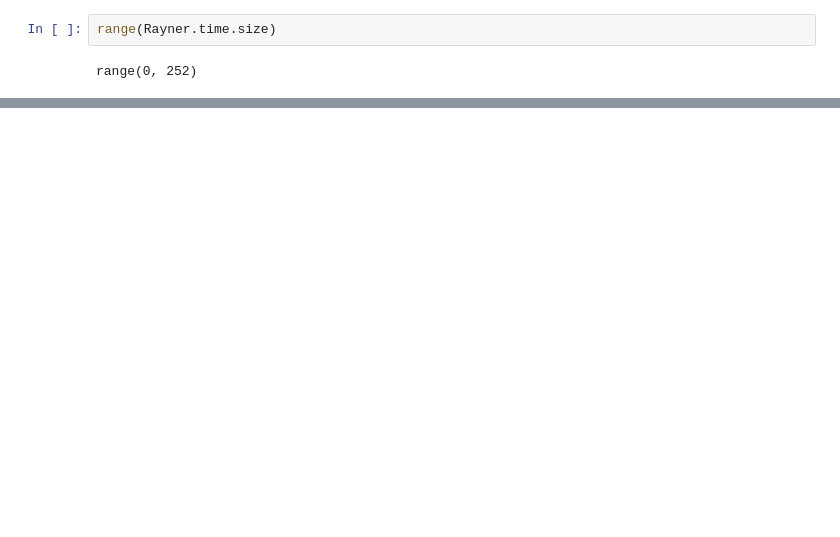
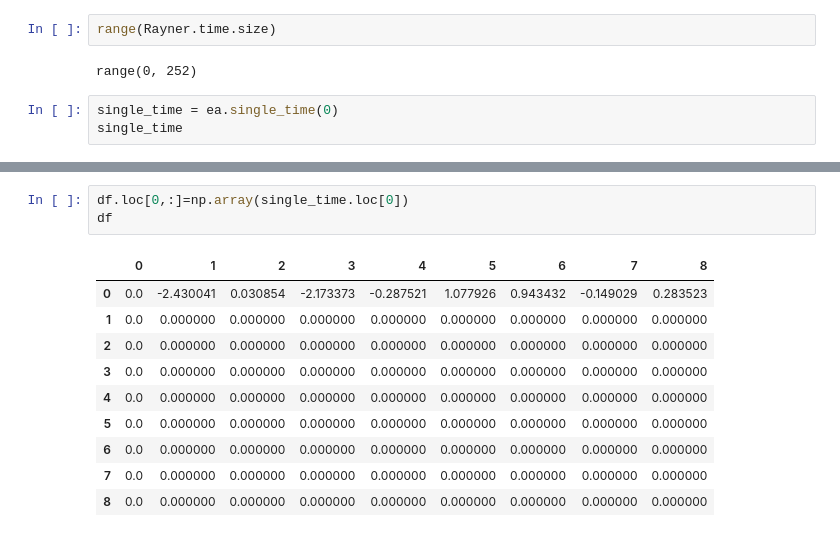
Before and after one commit to rursino/carbon-cycle-feedbacks, a Jupyter notebook: Peylin_flux/Notebooks/Intro.ipynb, the cells around one changed output, grey strips where cells are left out. Cells and saved outputs as stored; diff of their text form; blank space fills up the shorter version.

```diff
--- a/Peylin_flux/Notebooks/Intro.ipynb
+++ b/Peylin_flux/Notebooks/Intro.ipynb
@@ -430,3 +426,6 @@ Attributes:
 range(Rayner.time.size)
 # %% [output]
 range(0, 252)
+# %%
+single_time = ea.single_time(0)
+single_time
@@ -432,0 +449,14 @@ range(0, 252)
+# %%
+df.loc[0,:]=np.array(single_time.loc[0])
+df
+# %% [output]
+|  | 0 | 1 | 2 | 3 | 4 | 5 | 6 | 7 | 8 |
+| 0 | 0.0 | -2.430041 | 0.030854 | -2.173373 | -0.287521 | 1.077926 | 0.943432 | -0.149029 | 0.283523 |
+| 1 | 0.0 | 0.000000 | 0.000000 | 0.000000 | 0.000000 | 0.000000 | 0.000000 | 0.000000 | 0.000000 |
+| 2 | 0.0 | 0.000000 | 0.000000 | 0.000000 | 0.000000 | 0.000000 | 0.000000 | 0.000000 | 0.000000 |
+| 3 | 0.0 | 0.000000 | 0.000000 | 0.000000 | 0.000000 | 0.000000 | 0.000000 | 0.000000 | 0.000000 |
+| 4 | 0.0 | 0.000000 | 0.000000 | 0.000000 | 0.000000 | 0.000000 | 0.000000 | 0.000000 | 0.000000 |
+| 5 | 0.0 | 0.000000 | 0.000000 | 0.000000 | 0.000000 | 0.000000 | 0.000000 | 0.000000 | 0.000000 |
+| 6 | 0.0 | 0.000000 | 0.000000 | 0.000000 | 0.000000 | 0.000000 | 0.000000 | 0.000000 | 0.000000 |
+| 7 | 0.0 | 0.000000 | 0.000000 | 0.000000 | 0.000000 | 0.000000 | 0.000000 | 0.000000 | 0.000000 |
+| 8 | 0.0 | 0.000000 | 0.000000 | 0.000000 | 0.000000 | 0.000000 | 0.000000 | 0.000000 | 0.000000 |
```
Also changed, not shown: parts of 8 cells of this notebook, 3 other files.
